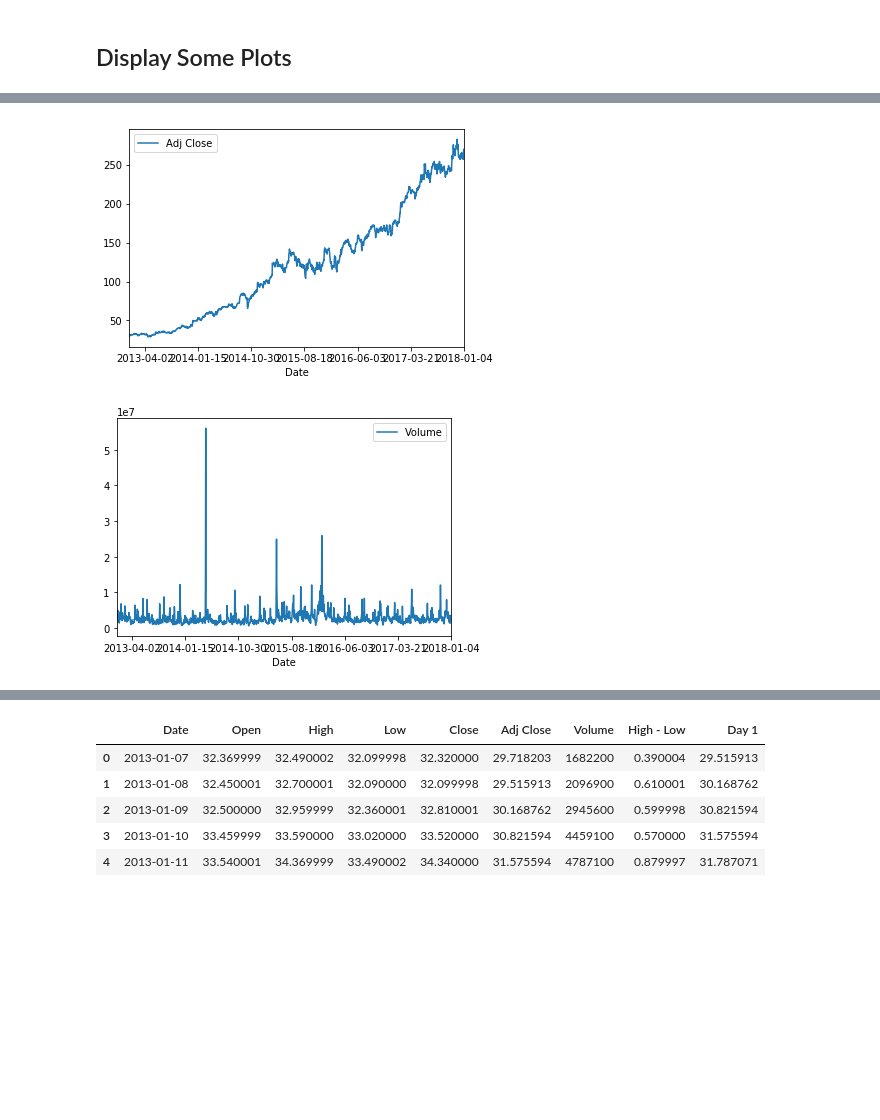
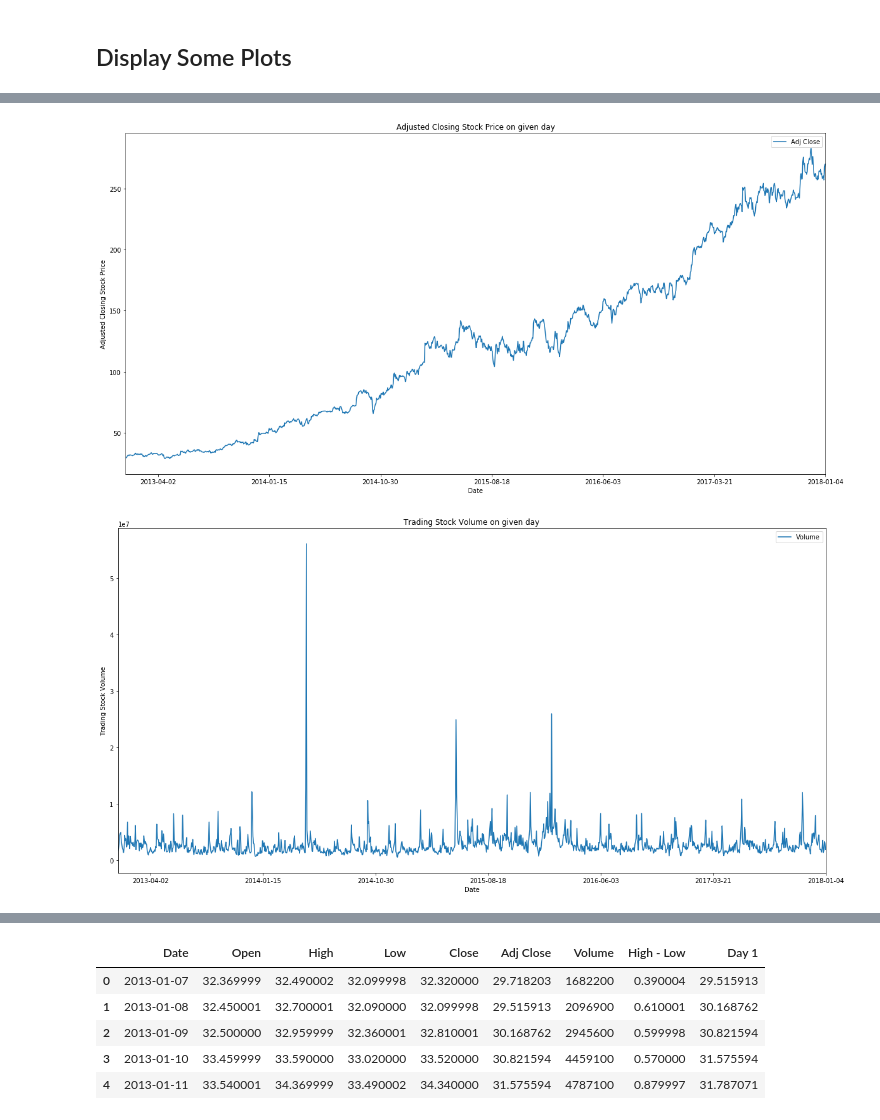
Before and after one commit to sandeeppaulraj/machine-learning, a Jupyter notebook: projects/capstone/stock_price_estimator.ipynb, the cells around one changed output, grey strips where cells are left out. Saved outputs shown, nothing was run; the diff lists cells and outputs as text; code cells hidden in the pictures; blank space fills up the shorter version.

```diff
--- a/projects/capstone/stock_price_estimator.ipynb
+++ b/projects/capstone/stock_price_estimator.ipynb
@@ -258,13 +262,19 @@ plt.show()
 # %%
-avgo.plot(x = 'Date', y = 'Adj Close')
+avgo.plot(x = 'Date', y = 'Adj Close', figsize = (20, 10))
+plt.xlabel('Date')
+plt.ylabel('Adjusted Closing Stock Price')
+plt.title('Adjusted Closing Stock Price on given day')
 plt.gca().invert_xaxis()
 plt.show()
 # %% [output]
-[figure, old version]
+[figure, new version]
 # %%
-avgo.plot(x = 'Date', y = 'Volume')
+avgo.plot(x = 'Date', y = 'Volume', figsize = (20, 10))
+plt.xlabel('Date')
+plt.ylabel('Trading Stock Volume')
+plt.title('Trading Stock Volume on given day')
 plt.gca().invert_xaxis()
 plt.show()
 # %% [output]
-[figure, old version]
+[figure, new version]
 # %%
```
Also changed, not shown: parts of 43 cells of this notebook.
